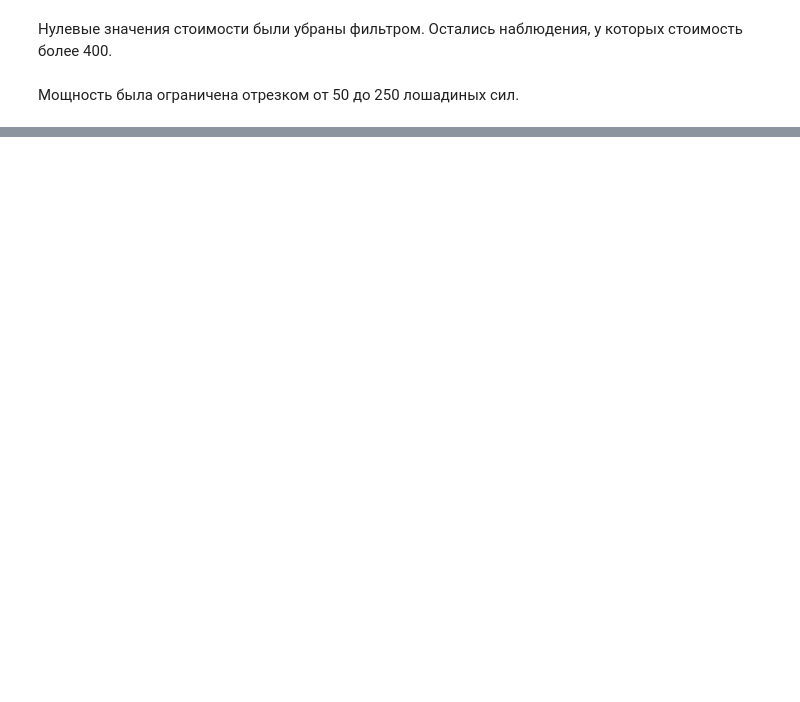
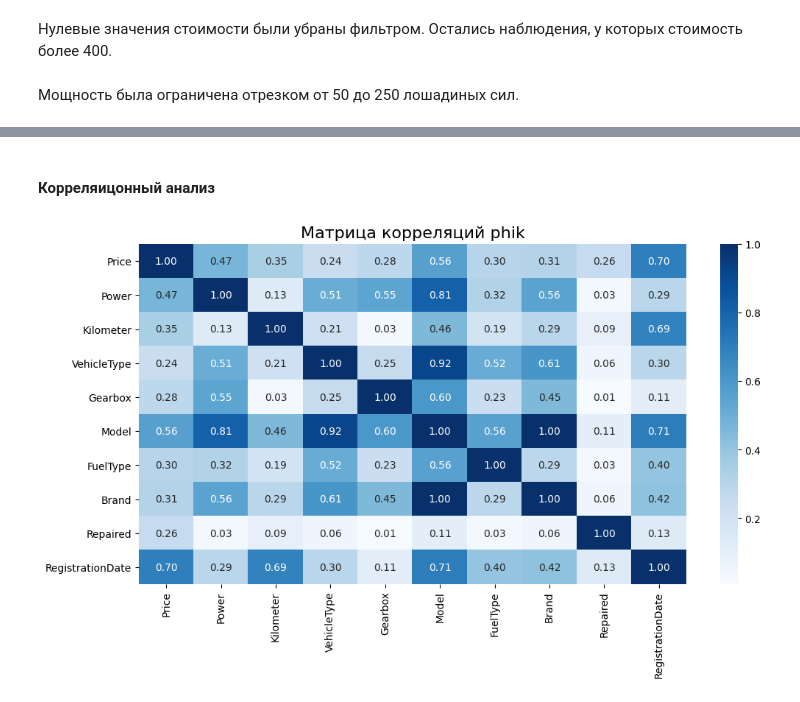
Before and after one commit to serguntsov/cost_of_car, a Jupyter notebook: market_value_car.ipynb, the cells around one changed output, grey strips where cells are left out. Drawn from its saved outputs; the diff is of its cells as text; code cells hidden in the pictures; blank space fills up the shorter version.

Commit message:
Исследовательский анализ завершен. Подготовка данных и обучение моделей

```diff
--- a/market_value_car.ipynb
+++ b/market_value_car.ipynb
@@ -334,0 +354,18 @@ plt_distribution(data_auto)
+# %% [markdown]
+#### Корреляицонный анализ
+# %%
+corr_lst = ['Price', 'Power', 'Kilometer', 'VehicleType', 'Gearbox', 'Model', 'FuelType', 'Brand', 'Repaired', 'RegistrationDate']
+
+plt.figure(figsize=(12, 6))
+
+sns.heatmap(
+        data_auto[corr_lst].phik_matrix(interval_cols=['Price', 'Power']),
+        annot=True,
+        fmt='.2f',
+        cmap='Blues'
+)
+
+plt.title('Матрица корреляций phik', fontsize=16)
+plt.show()
+# %% [output]
+[figure, added]
```
Also changed, not shown: parts of 9 cells of this notebook.
